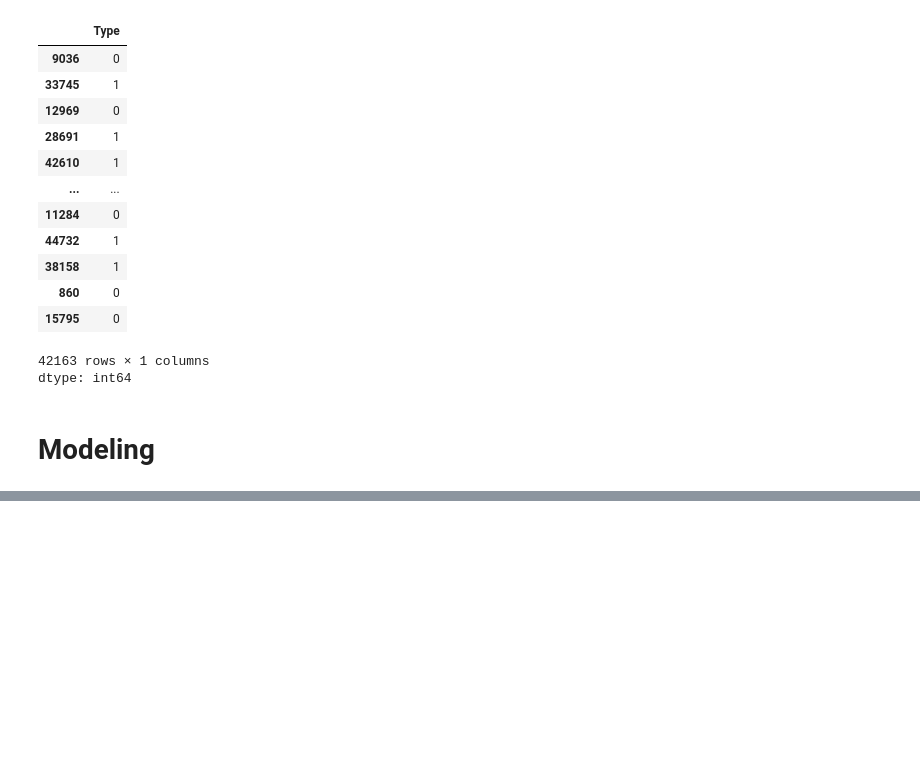
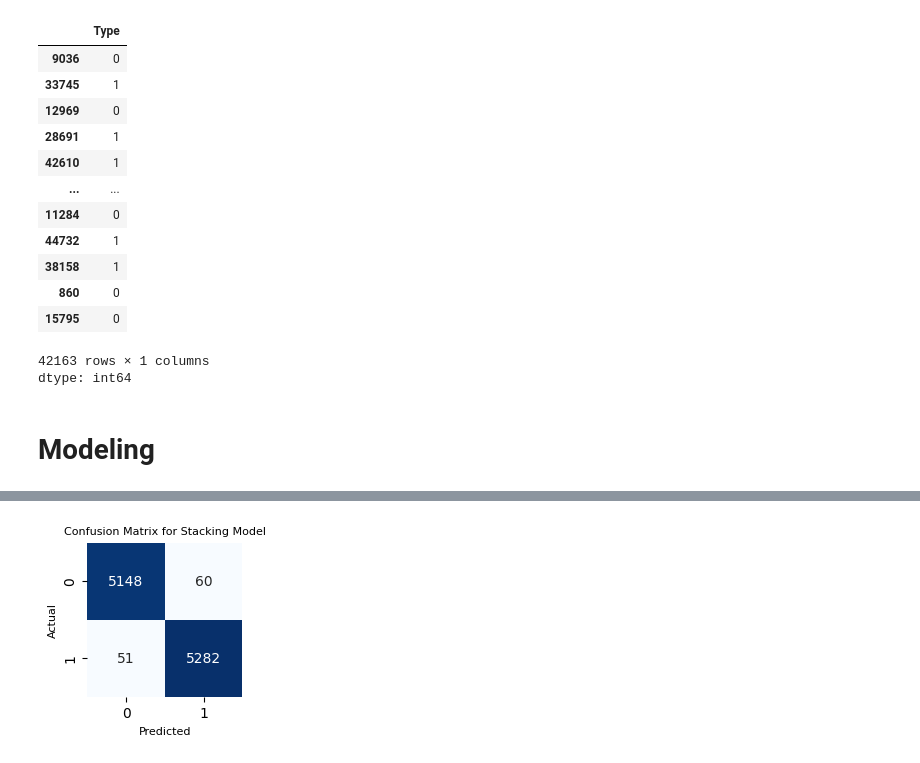
Before and after one commit to aprizal543/Industrial-Residential-Air-Quality-Classification, a Jupyter notebook: Industrial_Residential_Air_Quality_Classification.ipynb, the cells around one changed output, grey strips where cells are left out. Drawn from its saved outputs; the diff is of its cells as text; code cells hidden in the pictures; blank space fills up the shorter version.

```diff
--- a/Industrial_Residential_Air_Quality_Classification.ipynb
+++ b/Industrial_Residential_Air_Quality_Classification.ipynb
@@ -310,0 +261,22 @@ Stacking - Accuracy test:  0.9889953514846789
+# %%
+# Implementasi model Stacking
+# Mendefinisikan base models
+base_learners = [
+    ('svc', SVC(C=1.0, kernel='rbf', degree=3, gamma='scale', coef0=0.0, probability=False, max_iter=-1, random_state=42)),
+    ('abc', AdaBoostClassifier(estimator=None, n_estimators=50, learning_rate=1.0, algorithm='deprecated', random_state=42)),
+    ('gbc', GradientBoostingClassifier(n_estimators= 156, learning_rate=0.11836414531033324, max_depth=3)),
+    ('rf', RandomForestClassifier(n_estimators=100, criterion='gini', max_depth=None, min_samples_split=2, min_samples_leaf=1, max_features='sqrt', random_state=42, bootstrap=True)),
+    ('mlp', MLPClassifier(hidden_layer_sizes=100, activation='relu', solver='adam', learning_rate='constant', max_iter=500, random_state=42))
+]
+
+
+# Mendefinisikan meta-model
+meta_model = LogisticRegression(random_state=42)
+
+# Mendefinisikan StackingClassifier
+stacking_model = StackingClassifier(
+    estimators=base_learners, final_estimator=meta_model
+)
+
+# Melatih Stacking model
+stacking_model.fit(X_train_scaled, y_train)
@@ -310,0 +338,15 @@ Stacking - Accuracy test:  0.9889953514846789
+# %%
+# Membuat fungsi untuk menampilkan Confusion Matrix
+def plot_confusion_matrix(cm, model_name):
+    plt.figure(figsize=(2, 2))
+    sns.heatmap(cm, annot=True, fmt="d", cmap='Blues', cbar=False)
+    plt.title(f'Confusion Matrix for {model_name}', fontsize=8)
+    plt.ylabel('Actual', fontsize=8)
+    plt.xlabel('Predicted', fontsize=8)
+    plt.show()
+# %%
+# Confusion Matrix dari model Stacking
+stacking_cm = results['Stacking Model (LR)']['Confusion Matrix']
+plot_confusion_matrix(stacking_cm, 'Stacking Model')
+# %% [output]
+[figure, added]
```
Also changed, not shown: parts of 11 cells of this notebook.
